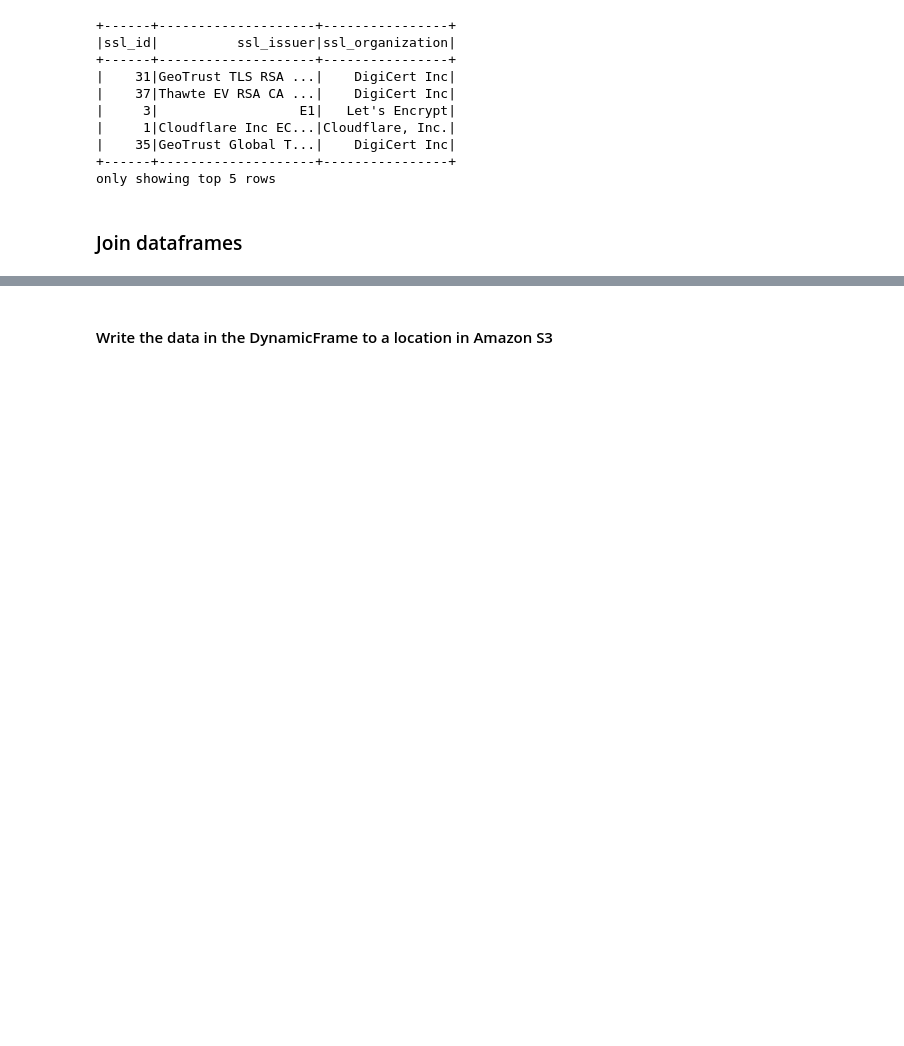
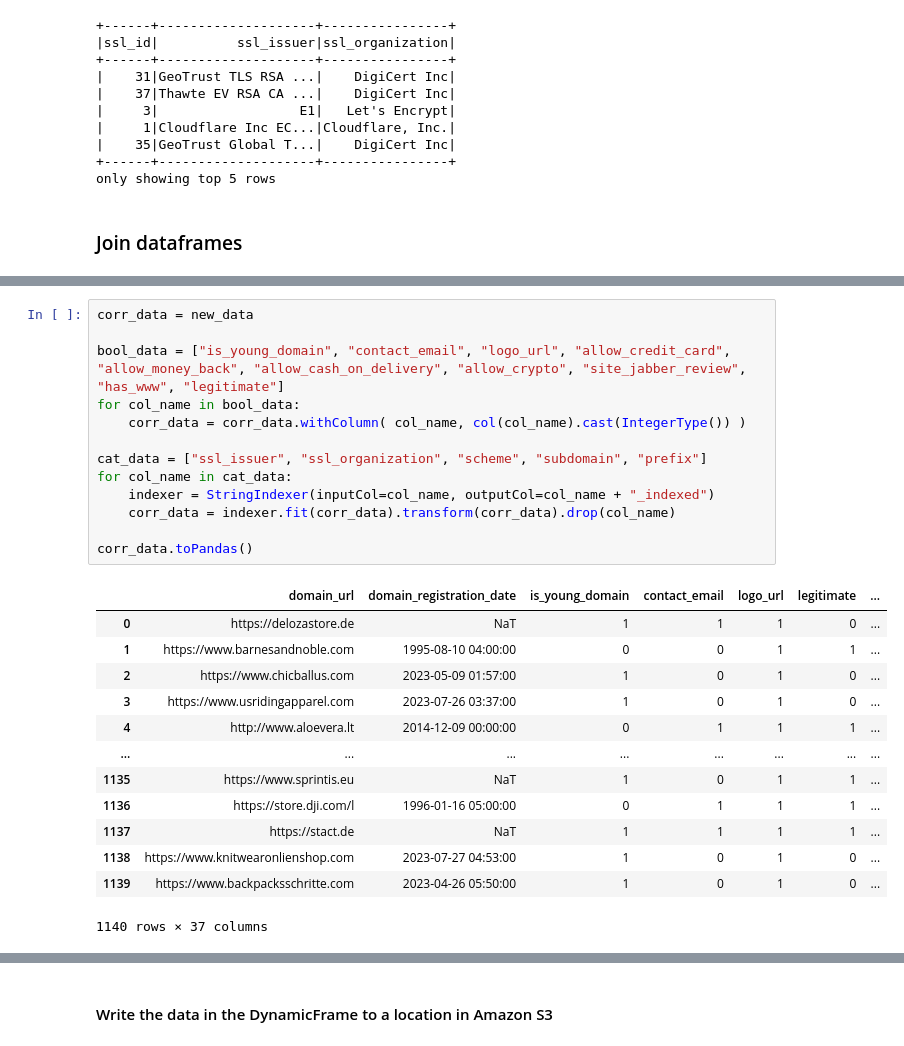
Before and after one commit to bertoramos/fraud-detection, a Jupyter notebook: src/etl/ETL fraud-detection-db.ipynb, the cells around one changed output, grey strips where cells are left out. Cells and saved outputs as stored; diff of their text form; blank space fills up the shorter version.

```diff
--- a/src/etl/ETL fraud-detection-db.ipynb
+++ b/src/etl/ETL fraud-detection-db.ipynb
@@ -245,0 +394,27 @@ data.toPandas()
+# %%
+corr_data = new_data
+
+bool_data = ["is_young_domain", "contact_email", "logo_url", "allow_credit_card", "allow_money_back", "allow_cash_on_delivery", "allow_crypto", "site_jabber_review", "has_www", "legitimate"]
+for col_name in bool_data:
+    corr_data = corr_data.withColumn( col_name, col(col_name).cast(IntegerType()) )
+
+cat_data = ["ssl_issuer", "ssl_organization", "scheme", "subdomain", "prefix"]
+for col_name in cat_data:
+    indexer = StringIndexer(inputCol=col_name, outputCol=col_name + "_indexed")
+    corr_data = indexer.fit(corr_data).transform(corr_data).drop(col_name)
+
+corr_data.toPandas()
+# %% [output]
+|  | domain_url | domain_registration_date | is_young_domain | contact_email | logo_url | legitimate | ... |
+| 0 | https://delozastore.de | NaT | 1 | 1 | 1 | 0 | ... |
+| 1 | https://www.barnesandnoble.com | 1995-08-10 04:00:00 | 0 | 0 | 1 | 1 | ... |
+| 2 | https://www.chicballus.com | 2023-05-09 01:57:00 | 1 | 0 | 1 | 0 | ... |
+| 3 | https://www.usridingapparel.com | 2023-07-26 03:37:00 | 1 | 0 | 1 | 0 | ... |
+| 4 | http://www.aloevera.lt | 2014-12-09 00:00:00 | 0 | 1 | 1 | 1 | ... |
+| ... | ... | ... | ... | ... | ... | ... | ... |
+| 1135 | https://www.sprintis.eu | NaT | 1 | 0 | 1 | 1 | ... |
+| 1136 | https://store.dji.com/l | 1996-01-16 05:00:00 | 0 | 1 | 1 | 1 | ... |
+| 1137 | https://stact.de | NaT | 1 | 1 | 1 | 1 | ... |
+| 1138 | https://www.knitwearonlienshop.com | 2023-07-27 04:53:00 | 1 | 0 | 1 | 0 | ... |
+| 1139 | https://www.backpacksschritte.com | 2023-04-26 05:50:00 | 1 | 0 | 1 | 0 | ... |
+1140 rows × 37 columns
```
Also changed, not shown: parts of 18 cells of this notebook.
